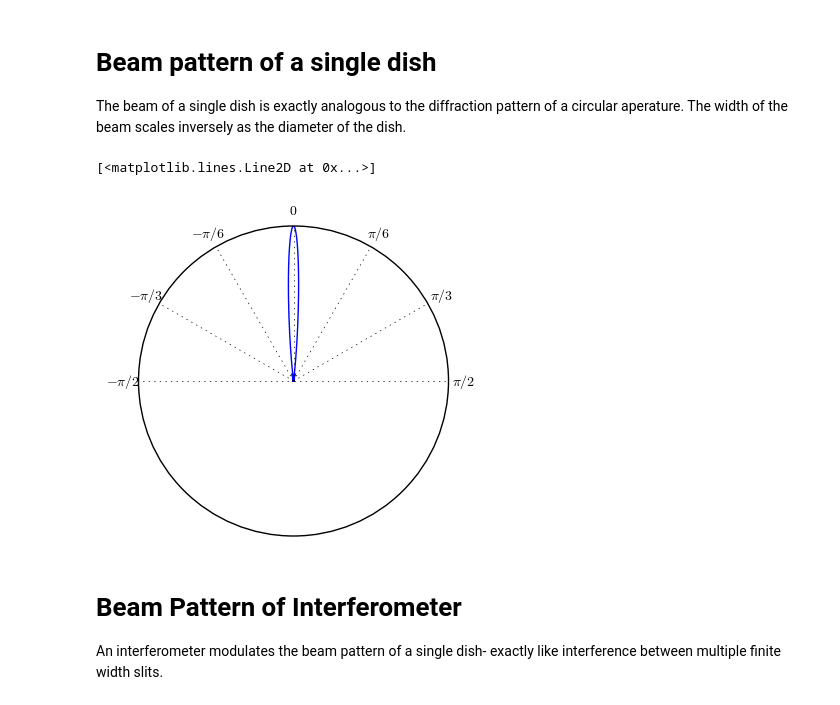
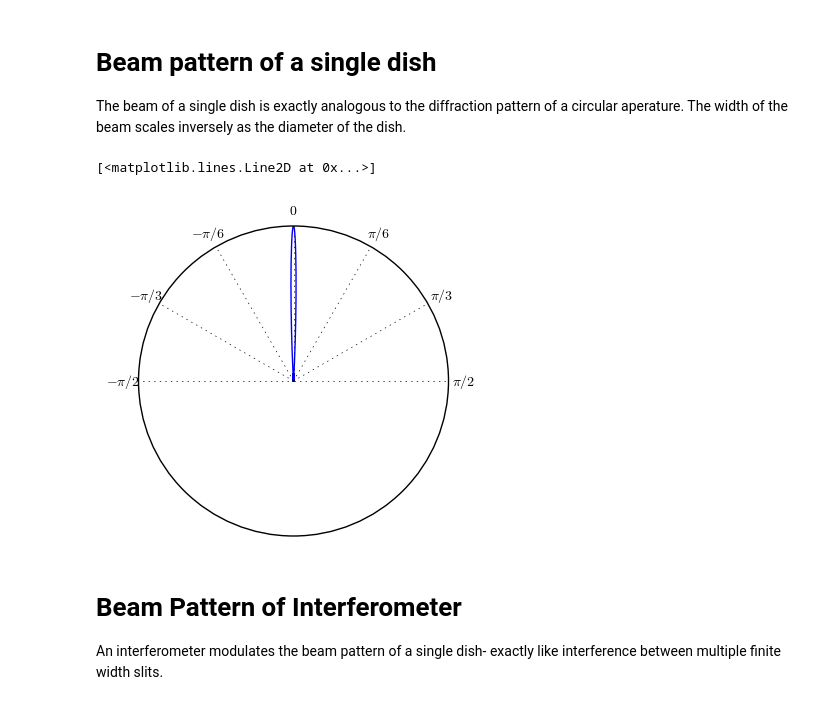
Before and after one commit to dgorthi/Notes, a Jupyter notebook: Beams of an Interferometer.ipynb, the cells around one changed output. Cells and saved outputs as stored; diff of their text form; code cells hidden in the pictures.

```diff
--- a/Beams of an Interferometer.ipynb
+++ b/Beams of an Interferometer.ipynb
@@ -10,20 +11,20 @@ The beam of a single dish is exactly analogous to the diffraction pattern of a c
 # %%
 theta = np.linspace(-np.pi/2,np.pi/2,num=1000)
 wv = 200 #wavelength
-a = 1400 #diameter of dish
+a = 2800 #diameter of dish
 I = (np.sinc(a*np.sin(theta)/wv))**2
 
 ax = plt.subplot(111,projection='polar')
 ax.set_theta_zero_location('N')
 ax.set_theta_direction(-1)
 ax.set_xticks([0,np.pi/6,np.pi/3,np.pi/2,3*np.pi/2,5*np.pi/3,11*np.pi/6])
 ax.set_xticklabels([r'$0$',r'$\pi /6$',r'$\pi /3$',r'$\pi /2$',r'$-\pi /2$',r'$-\pi /3$',r'$-\pi /6$'])
 ax.set_yticks([])
 ax.set_yticklabels([])
 ax.plot(theta,I)
 # %% [output]
 [<matplotlib.lines.Line2D at 0x...>]
-[figure, old version]
+[figure, new version]
 # %% [markdown]
 # Beam Pattern of Interferometer
 
```
Also changed, not shown: parts of 16 cells of this notebook.
